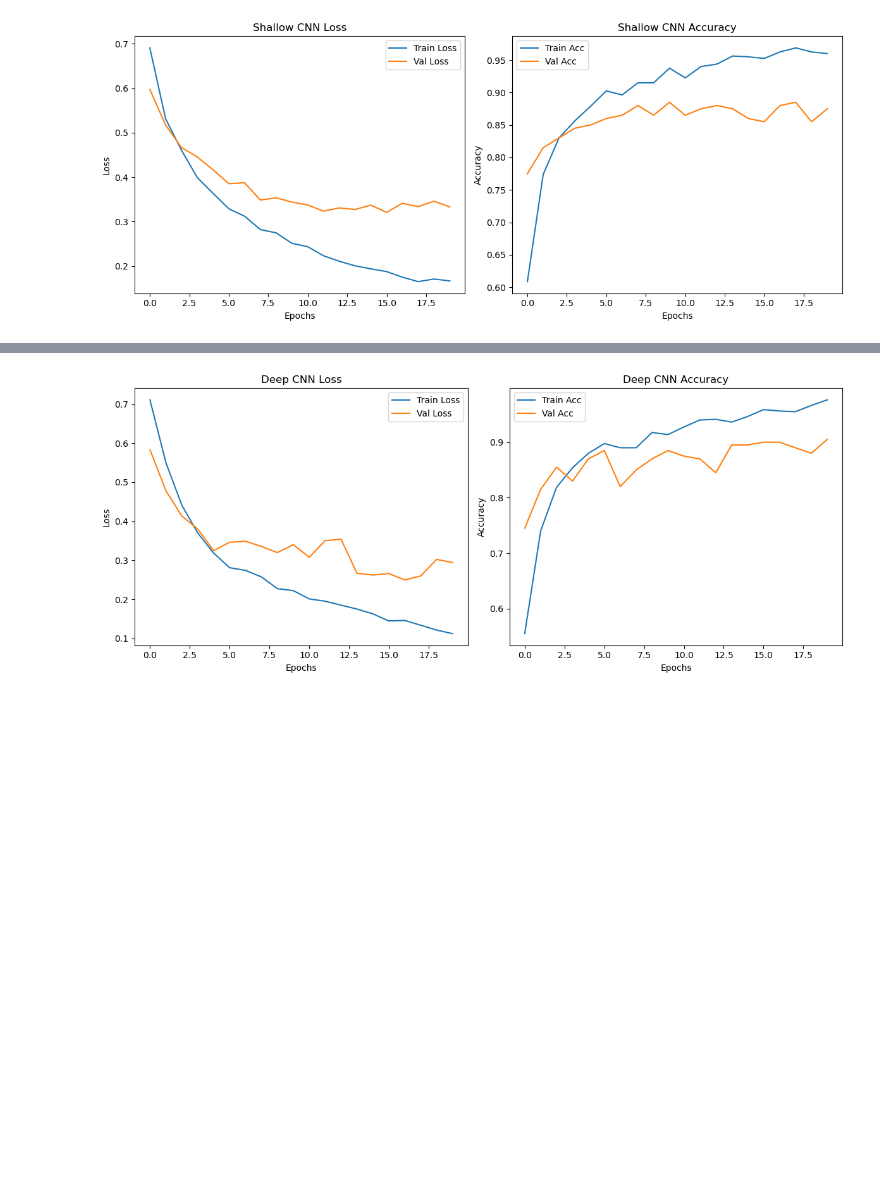
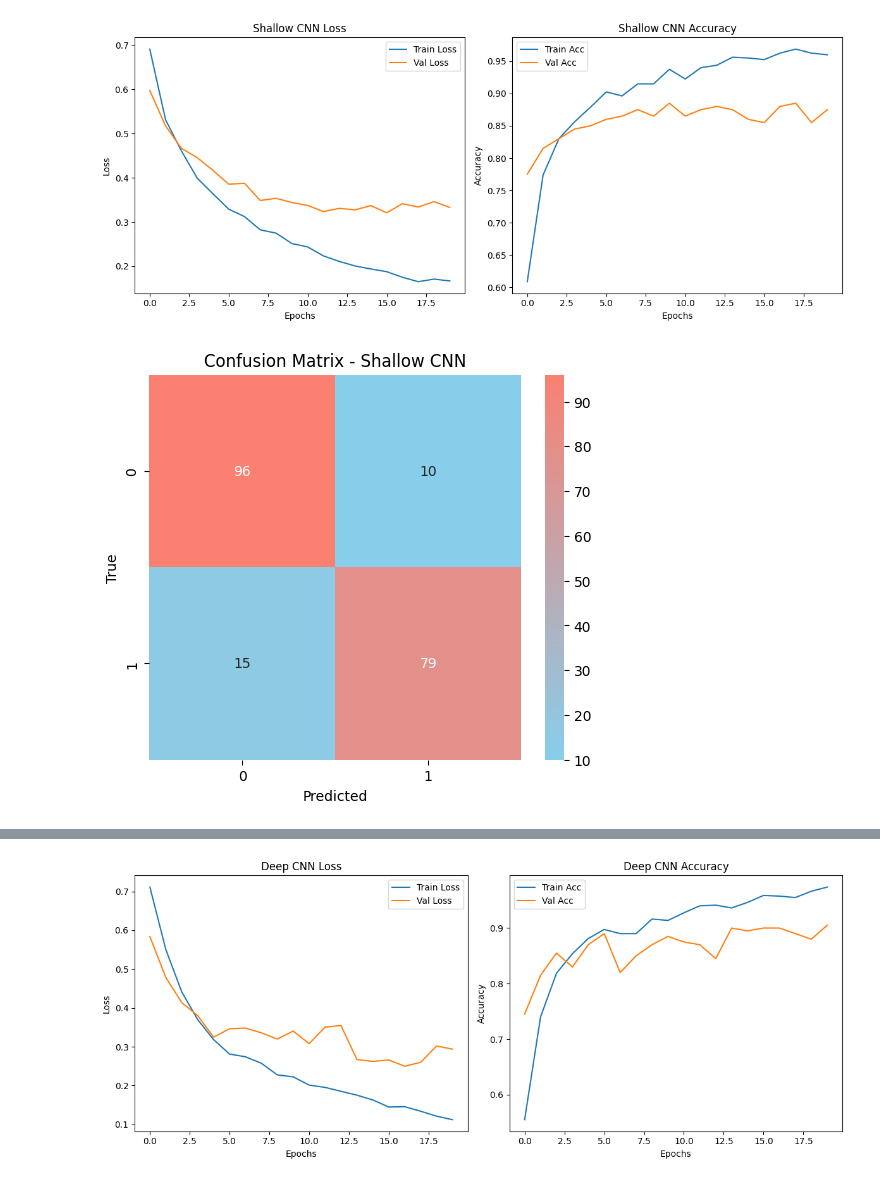
Before and after one commit to UnaiLalana/MLP-vs-CNN-Classification-Problem, a Jupyter notebook: notebooks/model_training_AI_detection.ipynb, the cells around one changed output, grey strips where cells are left out. Saved outputs shown, nothing was run; the diff lists cells and outputs as text; code cells hidden in the pictures; blank space fills up the shorter version.

```diff
--- a/notebooks/model_training_AI_detection.ipynb
+++ b/notebooks/model_training_AI_detection.ipynb
@@ -298,5 +339,5 @@ plt.show()
 # %%
-train_loss_history, train_acc_history, val_loss_history, val_acc_history = train_model(models['Shallow CNN'], dl_train_CNN, dl_val_CNN, epochs=20, lr=0.0001)
+train_loss_history_baseCNN, train_acc_history_baseCNN, val_loss_history_baseCNN, val_acc_history_baseCNN, cm_baseCNN = train_model(models['Shallow CNN'], dl_train_CNN, dl_val_CNN, epochs=20, lr=0.0001)
 # %% [output]
 Epoch 0, Train Loss: 0.6907, Train Acc: 0.6088, Val Loss: 0.5973, Val Acc: 0.7750
 Epoch 1, Train Loss: 0.5311, Train Acc: 0.7738, Val Loss: 0.5171, Val Acc: 0.8150
@@ -339,4 +380,13 @@ plt.savefig("../figures/shallowCNN.png")
 plt.show()
 # %% [output]
 [figure]
+# %%
+plt.figure(figsize=(6, 5))
+sns.heatmap(cm_baseCNN, annot=True, fmt='d', cmap=custom_cmap)
+plt.xlabel('Predicted')
+plt.ylabel('True')
+plt.title('Confusion Matrix - Shallow CNN')
+plt.show()
+# %% [output]
+[figure, added]
 # %%
```
Also changed, not shown: parts of 18 cells of this notebook, 10 other files.
